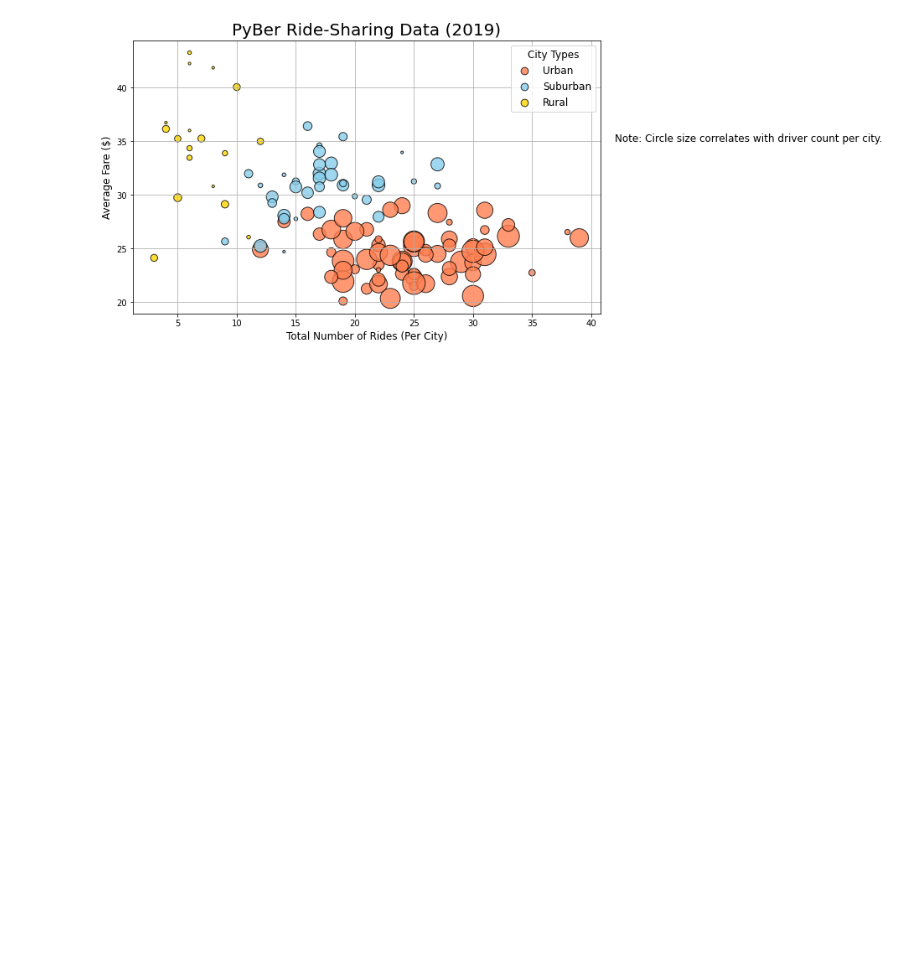
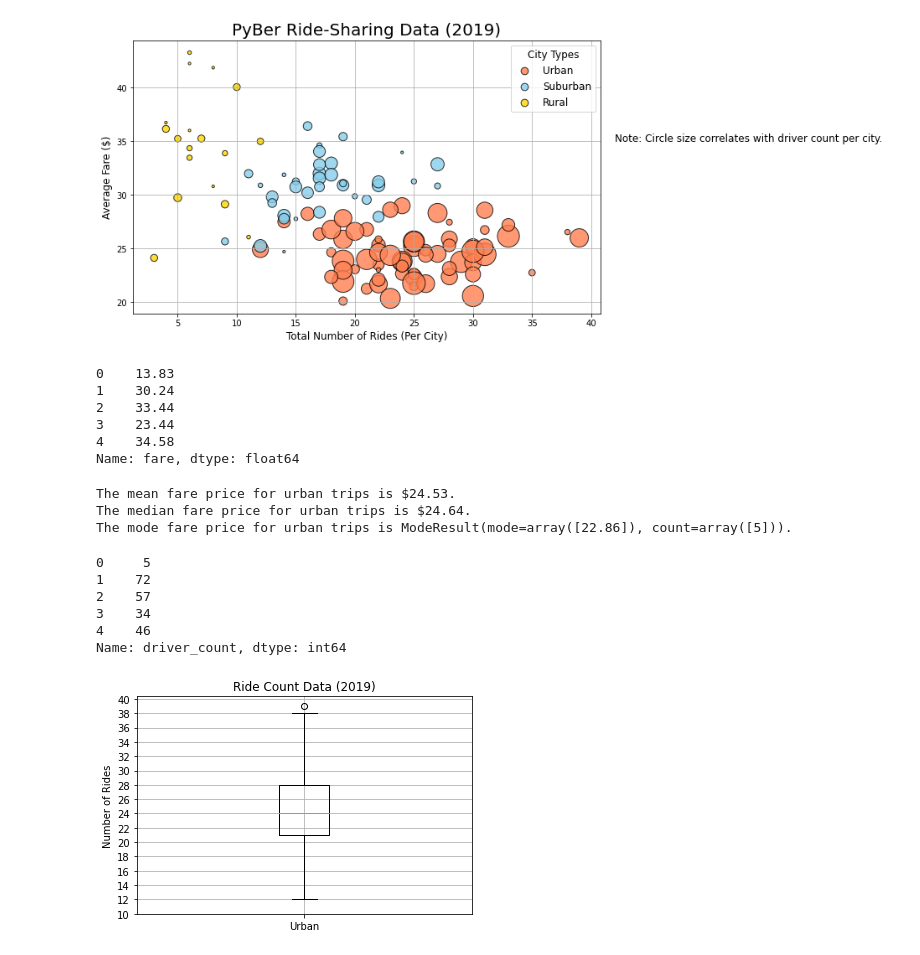
Before and after one commit to KalebGordon/Ridesharing_Analysis, a Jupyter notebook: PyBer.ipynb, the cells around one changed output. Saved outputs shown, nothing was run; the diff lists cells and outputs as text; code cells hidden in the pictures; blank space fills up the shorter version.

```diff
--- a/PyBer.ipynb
+++ b/PyBer.ipynb
@@ -313,3 +315,48 @@ plt.savefig("Resources/Fig1.png")
 plt.show()
 # %% [output]
 [figure]
+# %%
+urban_fares = urban_cities_df["fare"]
+urban_fares.head()
+# %% [output]
+0    13.83
+1    30.24
+2    33.44
+3    23.44
+4    34.58
+Name: fare, dtype: float64
+# %%
+mean_urban_fares = np.mean(urban_fares)
+print(f"The mean fare price for urban trips is ${mean_urban_fares:.2f}.")
+
+median_urban_fares = np.median(urban_fares)
+print(f"The median fare price for urban trips is ${median_urban_fares:.2f}.")
+
+mode_urban_fares = sts.mode(urban_fares)
+print(f"The mode fare price for urban trips is {mode_urban_fares}.")
+# %% [output]
+The mean fare price for urban trips is $24.53.
+The median fare price for urban trips is $24.64.
+The mode fare price for urban trips is ModeResult(mode=array([22.86]), count=array([5])).
+# %%
+urban_drivers = urban_cities_df['driver_count']
+urban_drivers.head()
+# %% [output]
+0     5
+1    72
+2    57
+3    34
+4    46
+Name: driver_count, dtype: int64
+# %%
+x_labels = ["Urban"]
+fig, ax = plt.subplots()
+ax.boxplot(urban_ride_count, labels=x_labels)
+# Add the title, y-axis label and grid.
+ax.set_title('Ride Count Data (2019)')
+ax.set_ylabel('Number of Rides')
+ax.set_yticks(np.arange(10, 41, step=2.0))
+ax.grid()
+plt.show()
+# %% [output]
+[figure, added]
```
Also changed, not shown: parts of 5 cells of this notebook.
